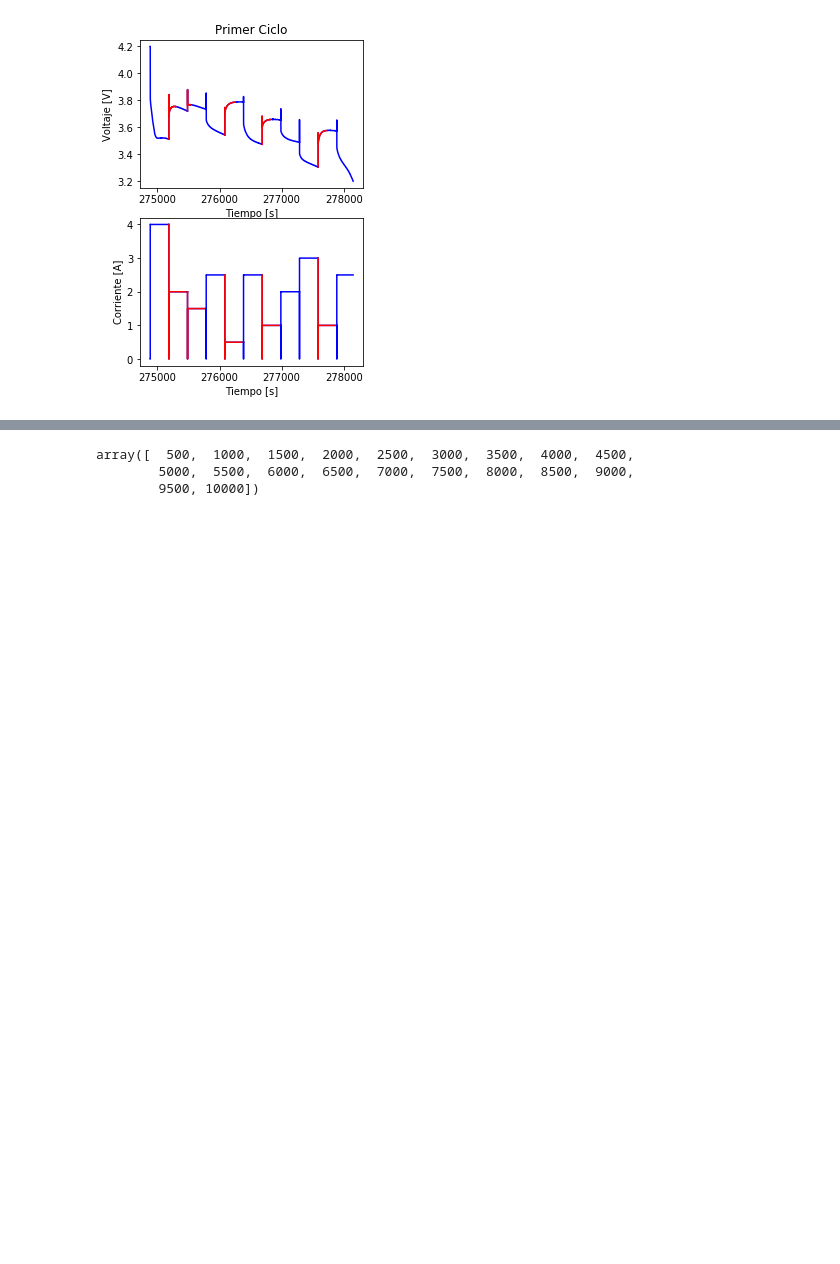
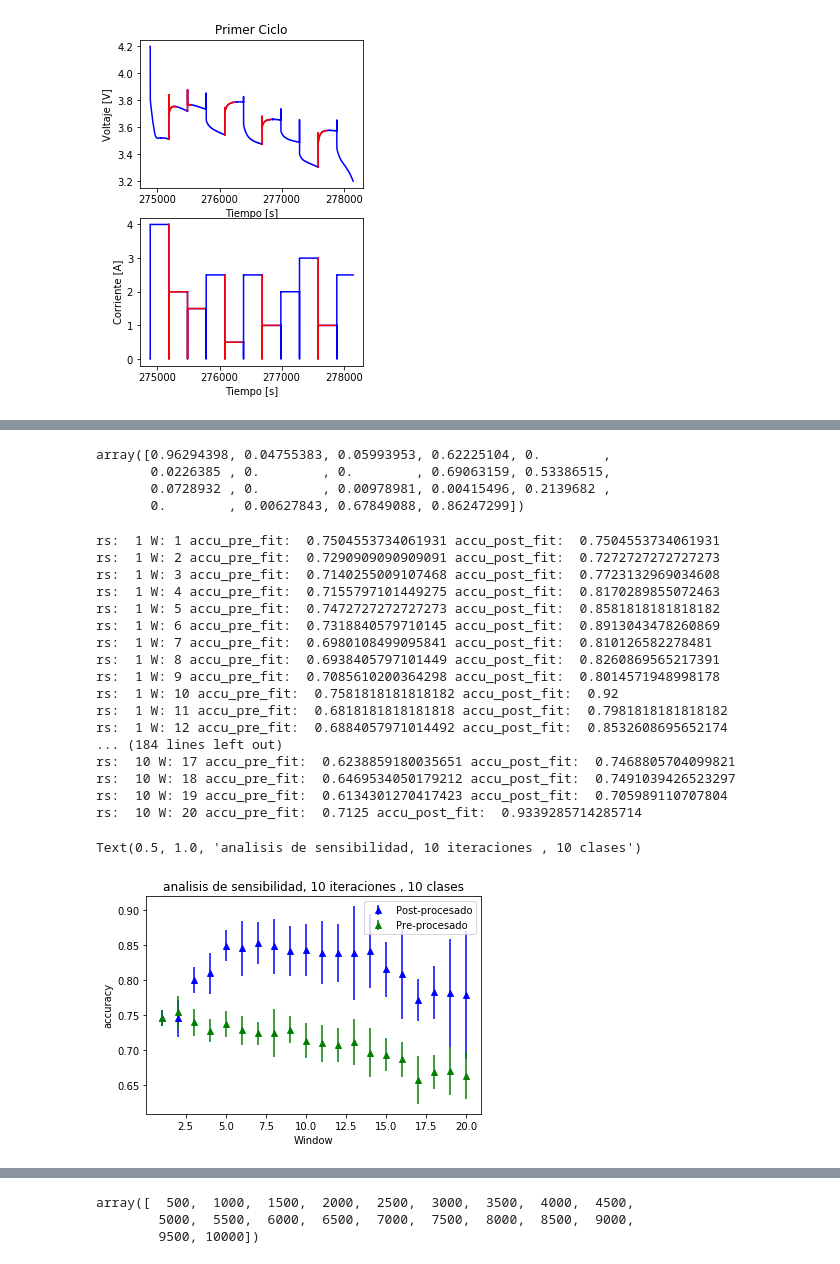
Before and after one commit to MartinVIllesca/Analisis_Baterias, a Jupyter notebook: notebooks/exploracion_cesar_2.ipynb, the cells around one changed output, grey strips where cells are left out. Cells and saved outputs as stored; diff of their text form; code cells hidden in the pictures; blank space fills up the shorter version.

```diff
--- a/notebooks/exploracion_cesar_2.ipynb
+++ b/notebooks/exploracion_cesar_2.ipynb
@@ -908,6 +994,8 @@ plt.show()
 # %% [output]
 [figure]
 # %%
+from scipy.stats import mode
+
 def poprow(my_array,pr):
     """ row popping in numpy arrays
     Input: my_array - NumPy array, pr: row index to pop out
@@ -931,9 +1019,9 @@ def Mean_n(data, n):
     aux = np.zeros(len(data))
     rg = int(len(data)/n)
     for i in range(rg):
-        aux[i*n:i*n+n] =  np.round(np.median(data[i*n:i*n+n])+0.1)
+        aux[i*n:i*n+n] =  mode(data[i*n:i*n+n])[0][0]
     if(i*n+n<len(data)):
-        aux[i*n+n:] = np.round(np.median(data[i*n+n:])+0.1)
+        aux[i*n+n:] = mode(data[i*n+n:])[0][0]
     return aux
 
 def data_valid(data_x,data_y,porcentaje,n,rs=None):
@@ -1122,10 +1212,0 @@ Random Forest= W: 12 accu_pre_fit:  0.7391304347826086 accu_post_fit:  0.8460144
-# %%
-from sklearn.pipeline import Pipeline
-from sklearn.feature_selection import SelectFromModel
-from sklearn.svm import LinearSVC
-clf = Pipeline([
-  ('feature_selection', SelectFromModel(LinearSVC(penalty="l1"))),
-  ('classification', RandomForestClassifier())
-])
-
-clf.fit(x_train,y_train)
@@ -1134,9 +1213,16 @@ ValueError: Unsupported set of arguments: The combination of penalty='l1' and lo
+# %%
+Sel_best.scores_
+# %% [output]
+array([0.96294398, 0.04755383, 0.05993953, 0.62225104, 0.        ,
+       0.0226385 , 0.        , 0.        , 0.69063159, 0.53386515,
+       0.0728932 , 0.        , 0.00978981, 0.00415496, 0.2139682 ,
+       0.        , 0.00627843, 0.67849088, 0.86247299])
 # %%
 ## análisis de sensibilidad por ventana
-win = 30
-n_try = 20
+win = 20
+n_try = 10
 accu = np.zeros((n_try,win))
-
+accu_pre = np.zeros((n_try,win))
 for j in range(n_try):
     for i in range(win):
         x_train, y_train, x_valid, y_valid = data_valid(data_x, data_y,30,i+1,j)
@@ -1148,34 +1234,63 @@ for j in range(n_try):
 
         #print(x_train.shape,y_train.shape,x_valid.shape,y_valid.shape)
 
         regressor = RandomForestClassifier(n_estimators=150)
         regressor.fit(x_train , y_train)
         y_pred_act = regressor.predict(x_valid)
 
         # print("Random Forest scores before fit:")
         # print(accuracy_score(y_valid, y_pred_act))
         # print(confusion_matrix(y_valid, y_pred_act))
 
 
         y_pred = Mean_n(y_pred_act,i+1)
 
 
         # for i in range(len(y_pred)):
         #     print(i,y_pred_act[i],y_pred[i],y_valid[i])
 
 
         # print("Random Forest scores after fit:")
         # print(accuracy_score(y_valid, y_pred))
         # print(confusion_matrix(y_valid, y_pred))
         # print(regressor.feature_importances_)
         accu[j,i] = accuracy_score(y_valid, y_pred)
-        print("rs: ",j,"W:", i+1,"accu_pre_fit: ",accuracy_score(y_valid, y_pred_act),"accu_post_fit: ",accuracy_score(y_valid, y_pred))
+        accu_pre[j,i] = accuracy_score(y_valid, y_pred_act)
+        print("rs: ",j+1,"W:", i+1,"accu_pre_fit: ",accuracy_score(y_valid, y_pred_act),"accu_post_fit: ",accuracy_score(y_valid, y_pred))
 
+#Preprocesado
+
+accu_mean_pre = np.mean(accu_pre,axis=0)
+accu_std_pre = np.std(accu_pre,axis = 0)
+
+#Postprocesado
 accu_mean = np.mean(accu,axis=0)
 accu_std = np.std(accu,axis = 0)
-ran = np.arange(len(accu_mean))
+ran = np.arange(1,len(accu_mean)+1)
 
-plt.errorbar(ran,accu_mean,accu_std,linestyle='None',marker='^',ecolor='r',c='b')
+plt.errorbar(ran,accu_mean,accu_std,linestyle='None',marker='^',ecolor='b',c='b',label="Post-procesado")
+plt.errorbar(ran,accu_mean_pre,accu_std_pre,linestyle='None',marker='^',ecolor='g',c='g', label ="Pre-procesado")
+plt.legend(loc='best')
 plt.xlabel("Window")
 plt.ylabel("accuracy")
-plt.title("analisis de sensibilidad, %s iteraciones" %n_try)
+plt.title("analisis de sensibilidad, %s iteraciones , %d clases" %(n_try,sep))
+# %% [output]
+rs:  1 W: 1 accu_pre_fit:  0.7504553734061931 accu_post_fit:  0.7504553734061931
+rs:  1 W: 2 accu_pre_fit:  0.7290909090909091 accu_post_fit:  0.7272727272727273
+rs:  1 W: 3 accu_pre_fit:  0.7140255009107468 accu_post_fit:  0.7723132969034608
+rs:  1 W: 4 accu_pre_fit:  0.7155797101449275 accu_post_fit:  0.8170289855072463
+rs:  1 W: 5 accu_pre_fit:  0.7472727272727273 accu_post_fit:  0.8581818181818182
+rs:  1 W: 6 accu_pre_fit:  0.7318840579710145 accu_post_fit:  0.8913043478260869
+rs:  1 W: 7 accu_pre_fit:  0.6980108499095841 accu_post_fit:  0.810126582278481
+rs:  1 W: 8 accu_pre_fit:  0.6938405797101449 accu_post_fit:  0.8260869565217391
+rs:  1 W: 9 accu_pre_fit:  0.7085610200364298 accu_post_fit:  0.8014571948998178
+rs:  1 W: 10 accu_pre_fit:  0.7581818181818182 accu_post_fit:  0.92
+rs:  1 W: 11 accu_pre_fit:  0.6818181818181818 accu_post_fit:  0.7981818181818182
+rs:  1 W: 12 accu_pre_fit:  0.6884057971014492 accu_post_fit:  0.8532608695652174
+... (184 lines left out)
+rs:  10 W: 17 accu_pre_fit:  0.6238859180035651 accu_post_fit:  0.7468805704099821
+rs:  10 W: 18 accu_pre_fit:  0.6469534050179212 accu_post_fit:  0.7491039426523297
+rs:  10 W: 19 accu_pre_fit:  0.6134301270417423 accu_post_fit:  0.705989110707804
+rs:  10 W: 20 accu_pre_fit:  0.7125 accu_post_fit:  0.9339285714285714
+Text(0.5, 1.0, 'analisis de sensibilidad, 10 iteraciones , 10 clases')
+[figure, added]
```
Also changed, not shown: parts of 10 cells of this notebook, 3 other files.
